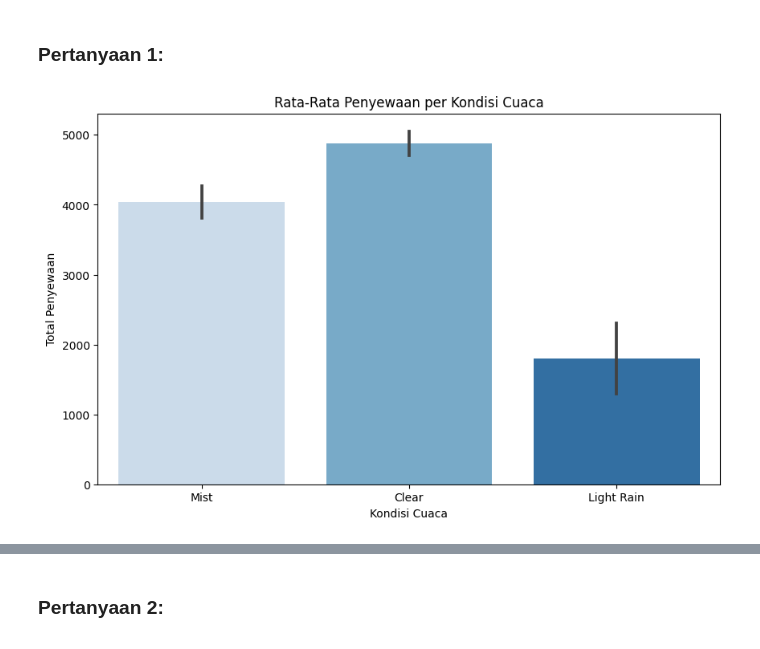
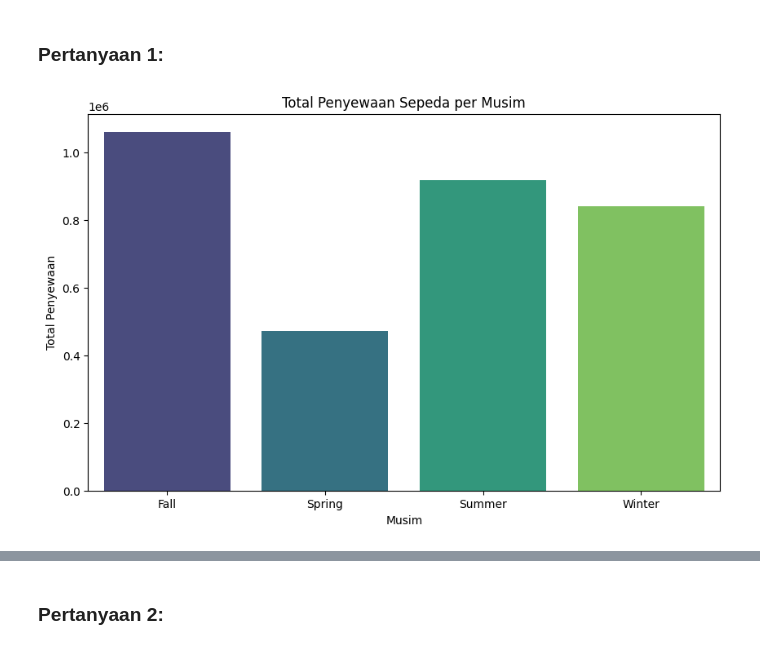
Before and after one commit to rifqiiabdan/Bike-Sharing-Analysis-Project, a Jupyter notebook: notebook/analysis.ipynb, the cells around one changed output, grey strips where cells are left out. Saved outputs shown, nothing was run; the diff lists cells and outputs as text; code cells hidden in the pictures.

```diff
--- a/notebook/analysis.ipynb
+++ b/notebook/analysis.ipynb
@@ -23,7 +21,4 @@ import seaborn as sns
 ### Gathering Data
 # %%
 # Load dataset
-day_df = pd.read_csv('../data/day.csv')
-
-# Konversi tipe data
-day_df['dteday'] = pd.to_datetime(day_df['dteday'])
+df = pd.read_csv('../data/day.csv')
@@ -78,22 +70,14 @@ Jumlah duplikat: 0
 # %% [markdown]
 ### Cleaning Data
 # %%
+# Konversi kolom 'dteday' ke tipe datetime
+df['dteday'] = pd.to_datetime(df['dteday'])
+
 # Mapping nilai kategorikal
-season_map = {
-    1: 'Springer',
-    2: 'Summer',
-    3: 'Fall',
-    4: 'Winter'
-}
+season_map = {1: 'Spring', 2: 'Summer', 3: 'Fall', 4: 'Winter'}
+weather_map = {1: 'Clear', 2: 'Mist', 3: 'Light Rain', 4: 'Heavy Rain'}
 
-weather_map = {
-    1: 'Clear',
-    2: 'Mist',
-    3: 'Light Rain',
-    4: 'Heavy Rain'
-}
-
-day_df['season'] = day_df['season'].map(season_map)
-day_df['weathersit'] = day_df['weathersit'].map(weather_map)
+df['season'] = df['season'].map(season_map)
+df['weathersit'] = df['weathersit'].map(weather_map)
 # %% [markdown]
 **Insight:**
@@ -120,17 +136,13 @@ seasonal_analysis = day_df.groupby('season').agg({
 # %% [markdown]
 ### Pertanyaan 1:
 # %%
-plt.figure(figsize=(10,6))
-sns.barplot(
-    x='weathersit',
-    y='cnt',
-    data=day_df,
-    estimator=np.mean,
-    palette='Blues'
-)
-plt.title('Rata-Rata Penyewaan per Kondisi Cuaca')
-plt.xlabel('Kondisi Cuaca')
+# Total penyewaan per musim
+seasonal_total = df.groupby('season')['cnt'].sum().reset_index()
+plt.figure(figsize=(10, 6))
+sns.barplot(x='season', y='cnt', data=seasonal_total, palette='viridis')
+plt.title('Total Penyewaan Sepeda per Musim')
+plt.xlabel('Musim')
 plt.ylabel('Total Penyewaan')
 plt.show()
 # %% [output]
-[figure, old version]
+[figure, new version]
```
Also changed, not shown: parts of 19 cells of this notebook, 2 other files.
